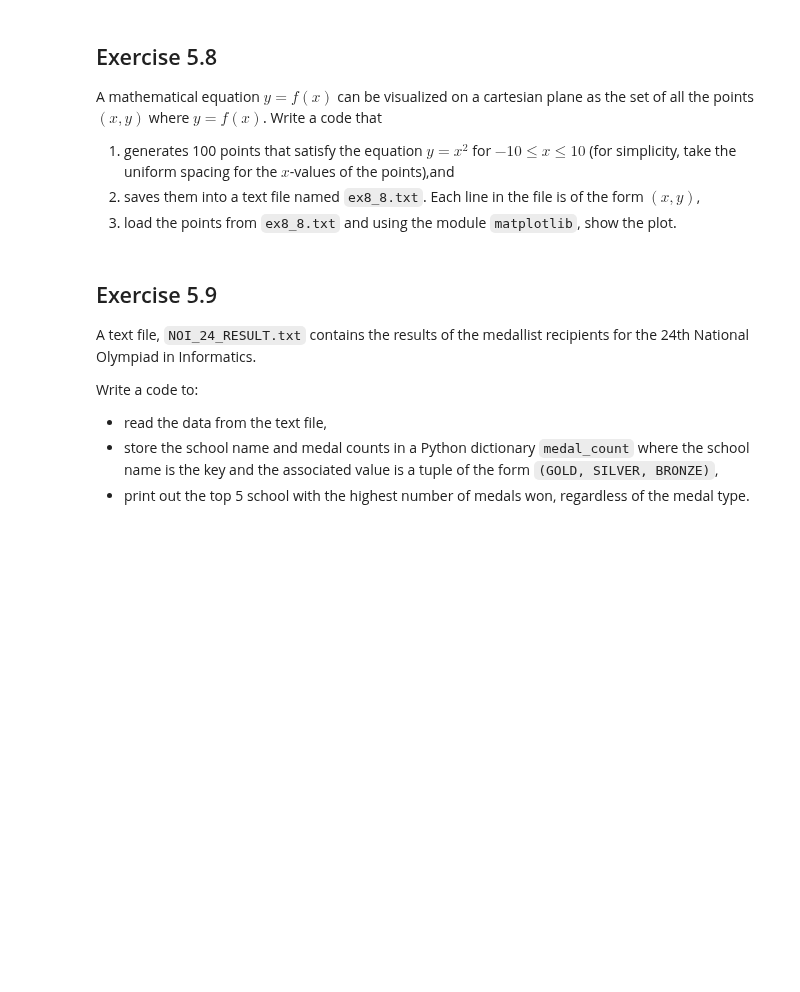
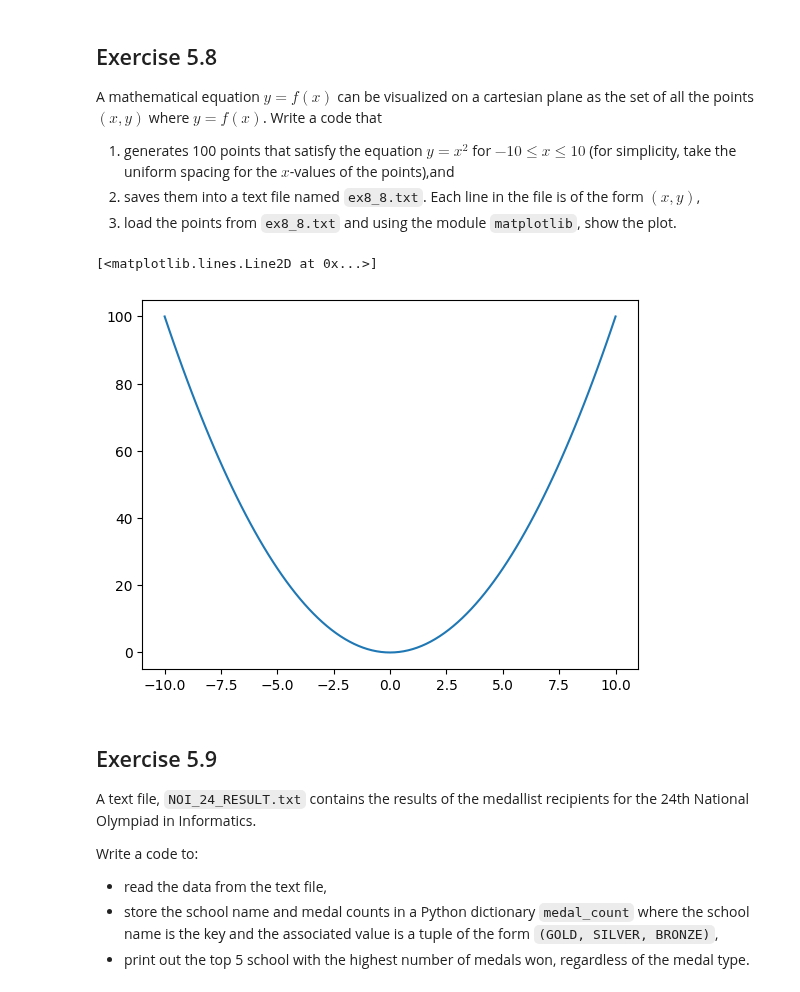
Before and after one commit to ffgtfgh53/Computing_Materials, a Jupyter notebook: Exercises/Exercise_05_File_IO.ipynb, the cells around one changed output. Cells and saved outputs as stored; diff of their text form; code cells hidden in the pictures; blank space fills up the shorter version.

```diff
--- a/Exercises/Exercise_05_File_IO.ipynb
+++ b/Exercises/Exercise_05_File_IO.ipynb
@@ -181,6 +181,17 @@ point_list = [x_min + i * (x_max - x_min) / (n) for i in range(0, n + 1) ]
 point_list = [(x, f(x)) for x in point_list] #list of points
 with open('./resources/ex5_8.txt', 'w') as txt:
     txt.writelines('\n'.join(map(str, point_list)))
+# %%
+#open ex5_8.txt
+import matplotlib.pyplot as plt
+with open('./resources/ex5_8.txt', 'r') as txt:
+    data = txt.readlines()
+point_list = [eval(point.rstrip('\n')) for point in data]
+x, y = [point[0] for point in point_list], [point[1] for point in point_list]
+plt.plot(x, y)
+# %% [output]
+[<matplotlib.lines.Line2D at 0x...>]
+[figure, added]
 # %% [markdown]
 ## Exercise 5.9
 
```
Also changed, not shown: parts of 3 cells of this notebook.
